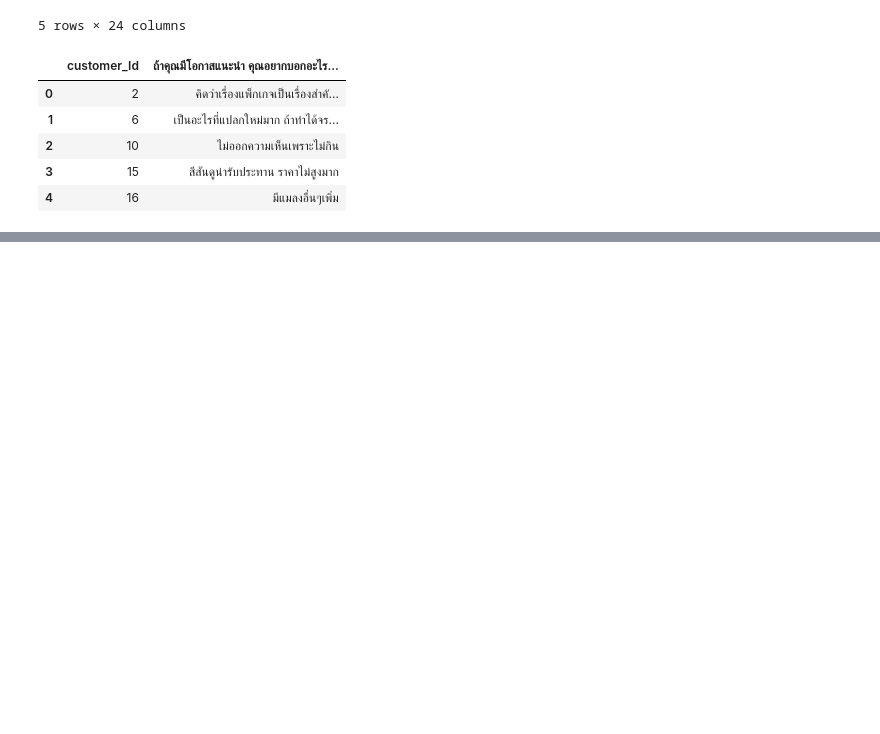
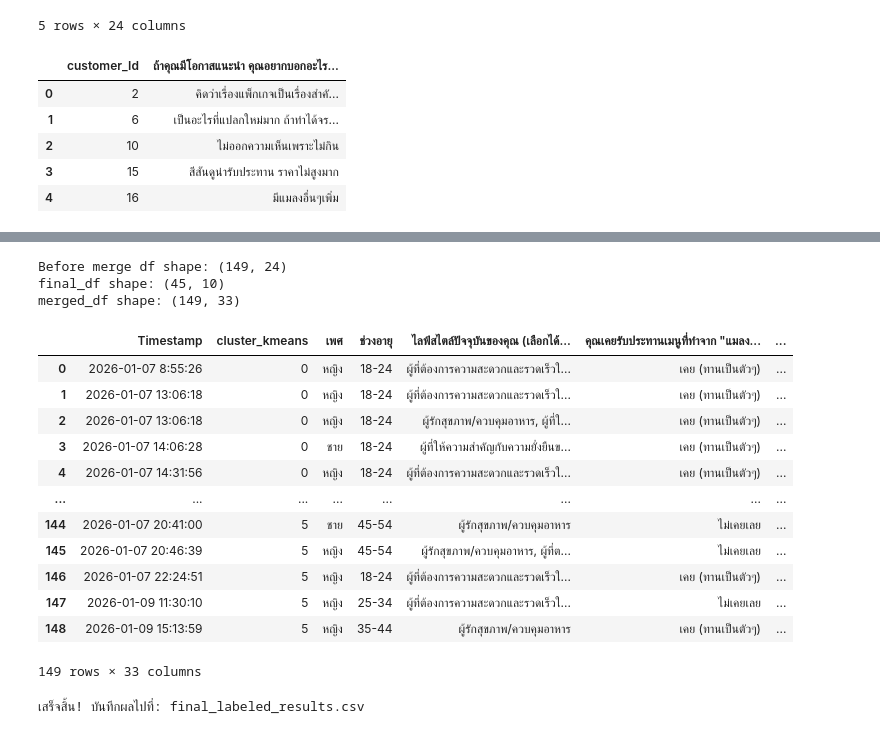
Before and after one commit to Rachapol03/Manage_Product_Feedback_Mee_jing, a Jupyter notebook: LLM_Comment_Clustering.ipynb, the cells around one changed output, grey strips where cells are left out. Cells and saved outputs as stored; diff of their text form; code cells hidden in the pictures; blank space fills up the shorter version.

```diff
--- a/LLM_Comment_Clustering.ipynb
+++ b/LLM_Comment_Clustering.ipynb
@@ -155,0 +155,18 @@ KeyboardInterrupt:
+# %%
+
+# Please install OpenAI SDK first: 'pip3 install openai'
+import os
+from openai import OpenAI
+
+client = OpenAI(api_key=os.environ.get('API_KEY'), base_url="https://gen.ai.kku.ac.th/api/v1")
+
+response = client.chat.completions.create(
+    model="gemini-3-pro-preview",
+    messages=[
+        {"role": "system", "content": "You are a helpful assistant"},
+        {"role": "user", "content": "What is the meaning of life?"},
+    ],
+    stream=False
+)
+
+print(response.choices[0].message.content)
@@ -155,0 +287,29 @@ KeyboardInterrupt:
+# %%
+
+merged_df = df.merge(final_df, on='customer_Id', how='left')
+print(f"Before merge df shape: {df.shape}")
+print(f"final_df shape: {final_df.shape}")
+print(f"merged_df shape: {merged_df.shape}")
+merged_df
+# %% [output]
+Before merge df shape: (149, 24)
+final_df shape: (45, 10)
+merged_df shape: (149, 33)
+|  | Timestamp | cluster_kmeans | เพศ | ช่วงอายุ | ไลฟ์สไตล์ปัจจุบันของคุณ (เลือกได้... | คุณเคยรับประทานเมนูที่ทำจาก "แมลง... | ... |
+| 0 | 2026-01-07 8:55:26 | 0 | หญิง | 18-24 | ผู้ที่ต้องการความสะดวกและรวดเร็วใ... | เคย (ทานเป็นตัวๆ) | ... |
+| 1 | 2026-01-07 13:06:18 | 0 | หญิง | 18-24 | ผู้ที่ต้องการความสะดวกและรวดเร็วใ... | เคย (ทานเป็นตัวๆ) | ... |
+| 2 | 2026-01-07 13:06:18 | 0 | หญิง | 18-24 | ผู้รักสุขภาพ/ควบคุมอาหาร, ผู้ที่ใ... | เคย (ทานเป็นตัวๆ) | ... |
+| 3 | 2026-01-07 14:06:28 | 0 | ชาย | 18-24 | ผู้ที่ให้ความสำคัญกับความยั่งยืนข... | เคย (ทานเป็นตัวๆ) | ... |
+| 4 | 2026-01-07 14:31:56 | 0 | หญิง | 18-24 | ผู้ที่ต้องการความสะดวกและรวดเร็วใ... | เคย (ทานเป็นตัวๆ) | ... |
+| ... | ... | ... | ... | ... | ... | ... | ... |
+| 144 | 2026-01-07 20:41:00 | 5 | ชาย | 45-54 | ผู้รักสุขภาพ/ควบคุมอาหาร | ไม่เคยเลย | ... |
+| 145 | 2026-01-07 20:46:39 | 5 | หญิง | 45-54 | ผู้รักสุขภาพ/ควบคุมอาหาร, ผู้ที่ต... | ไม่เคยเลย | ... |
+| 146 | 2026-01-07 22:24:51 | 5 | หญิง | 18-24 | ผู้ที่ต้องการความสะดวกและรวดเร็วใ... | เคย (ทานเป็นตัวๆ) | ... |
+| 147 | 2026-01-09 11:30:10 | 5 | หญิง | 25-34 | ผู้ที่ต้องการความสะดวกและรวดเร็วใ... | ไม่เคยเลย | ... |
+| 148 | 2026-01-09 15:13:59 | 5 | หญิง | 35-44 | ผู้รักสุขภาพ/ควบคุมอาหาร | เคย (ทานเป็นตัวๆ) | ... |
+149 rows × 33 columns
+# %%
+merged_df.to_csv('final_labeled_results.csv', index=False, encoding='utf-8-sig')
+print(f"\nเสร็จสิ้น! บันทึกผลไปที่: final_labeled_results.csv")
+# %% [output]
+เสร็จสิ้น! บันทึกผลไปที่: final_labeled_results.csv
```
Also changed, not shown: parts of 2 cells of this notebook.
